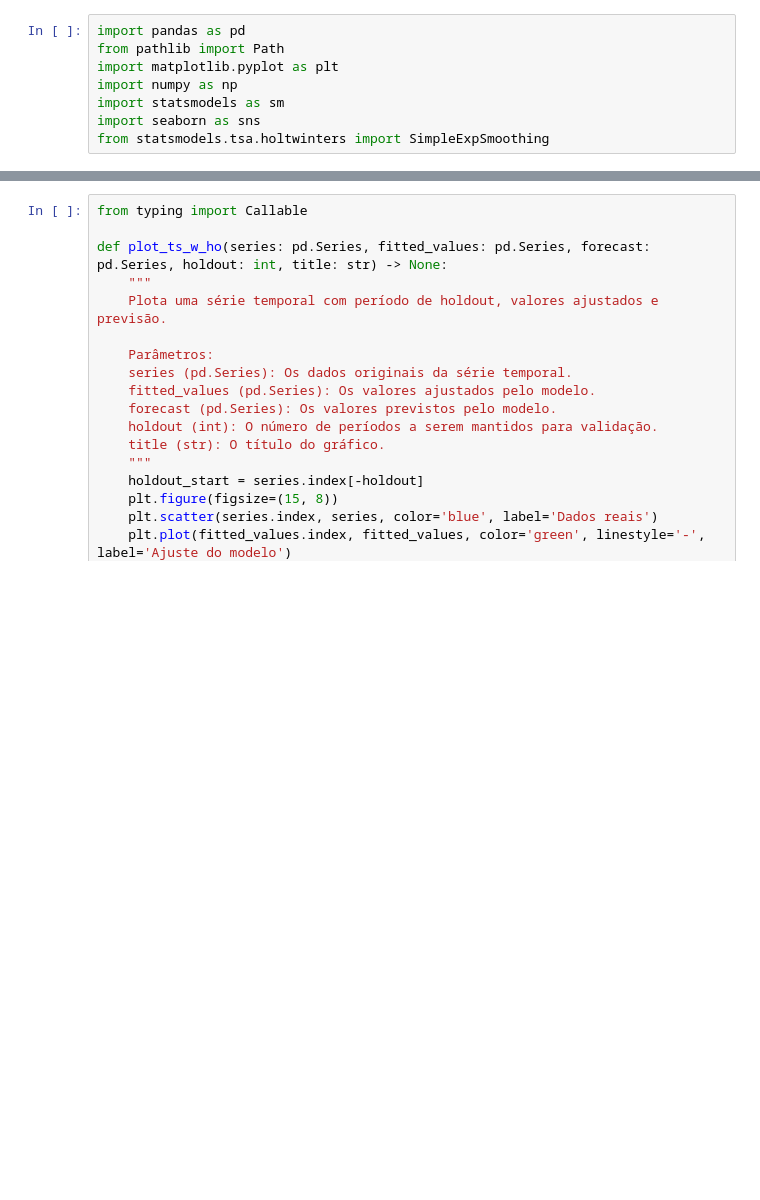
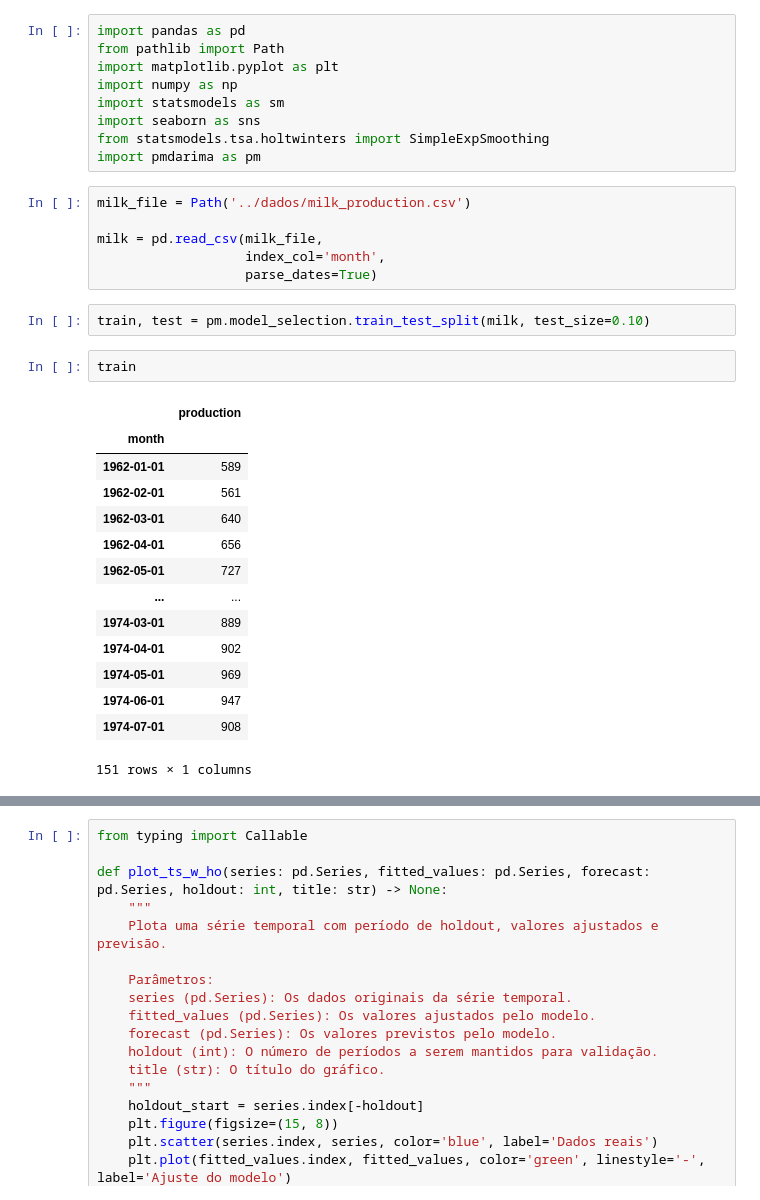
Before and after one commit to danielrferreira/classes, a Jupyter notebook: ASN/Séries Temporais/preparacao/Aula 8.ipynb, the cells around one changed output, grey strips where cells are left out. Saved outputs shown, nothing was run; the diff lists cells and outputs as text; blank space fills up the shorter version.

```diff
--- a/ASN/Séries Temporais/preparacao/Aula 8.ipynb
+++ b/ASN/Séries Temporais/preparacao/Aula 8.ipynb
@@ -11,3 +14,29 @@ import numpy as np
 import statsmodels as sm
 import seaborn as sns
 from statsmodels.tsa.holtwinters import SimpleExpSmoothing
+import pmdarima as pm
+# %%
+milk_file = Path('../dados/milk_production.csv')
+
+milk = pd.read_csv(milk_file,
+                   index_col='month',
+                   parse_dates=True)
+# %%
+train, test = pm.model_selection.train_test_split(milk, test_size=0.10)
+# %%
+train
+# %% [output]
+|  | production |
+| month |  |
+| 1962-01-01 | 589 |
+| 1962-02-01 | 561 |
+| 1962-03-01 | 640 |
+| 1962-04-01 | 656 |
+| 1962-05-01 | 727 |
+| ... | ... |
+| 1974-03-01 | 889 |
+| 1974-04-01 | 902 |
+| 1974-05-01 | 969 |
+| 1974-06-01 | 947 |
+| 1974-07-01 | 908 |
+151 rows × 1 columns
```
Also changed, not shown: parts of 7 cells of this notebook.
